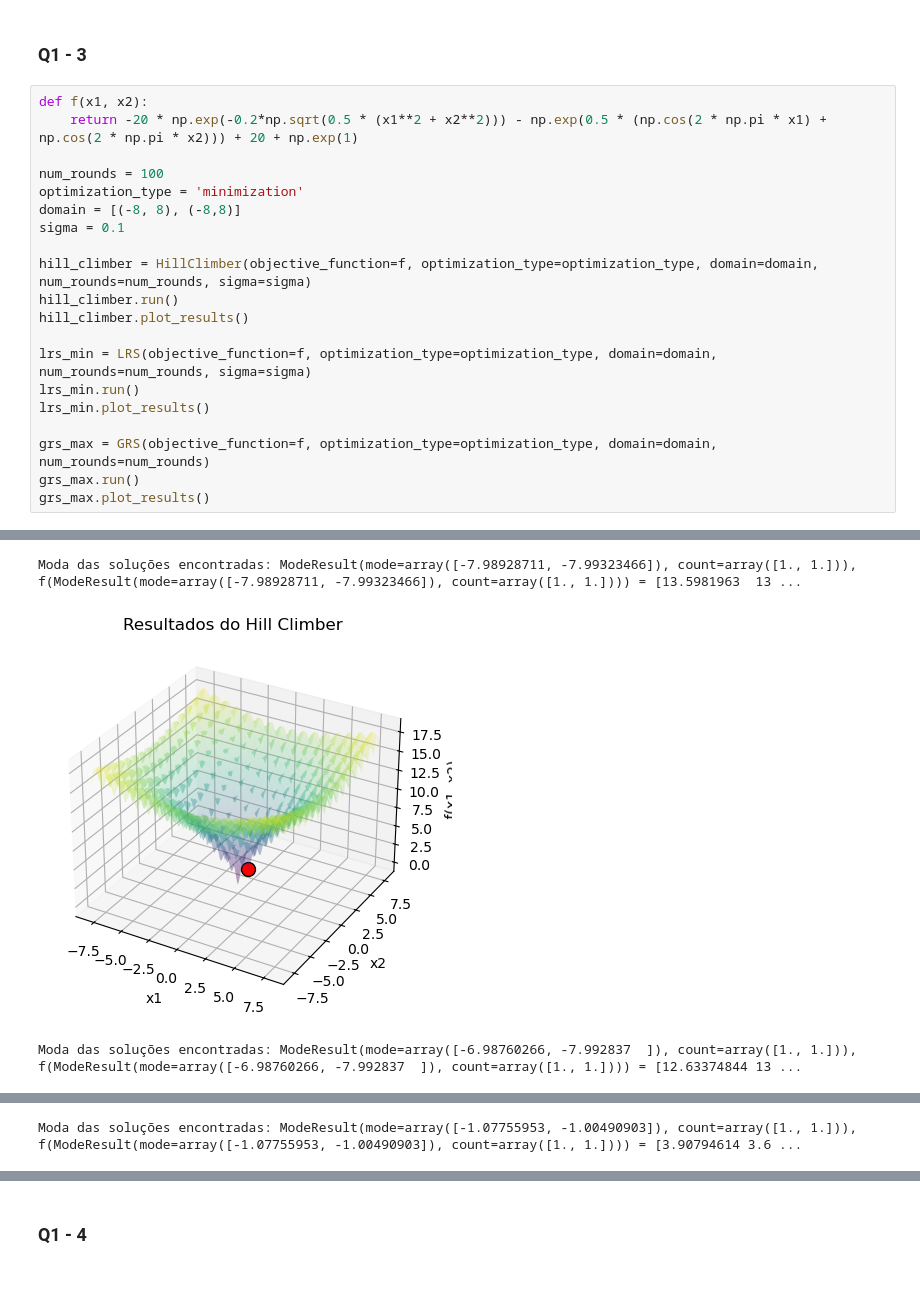
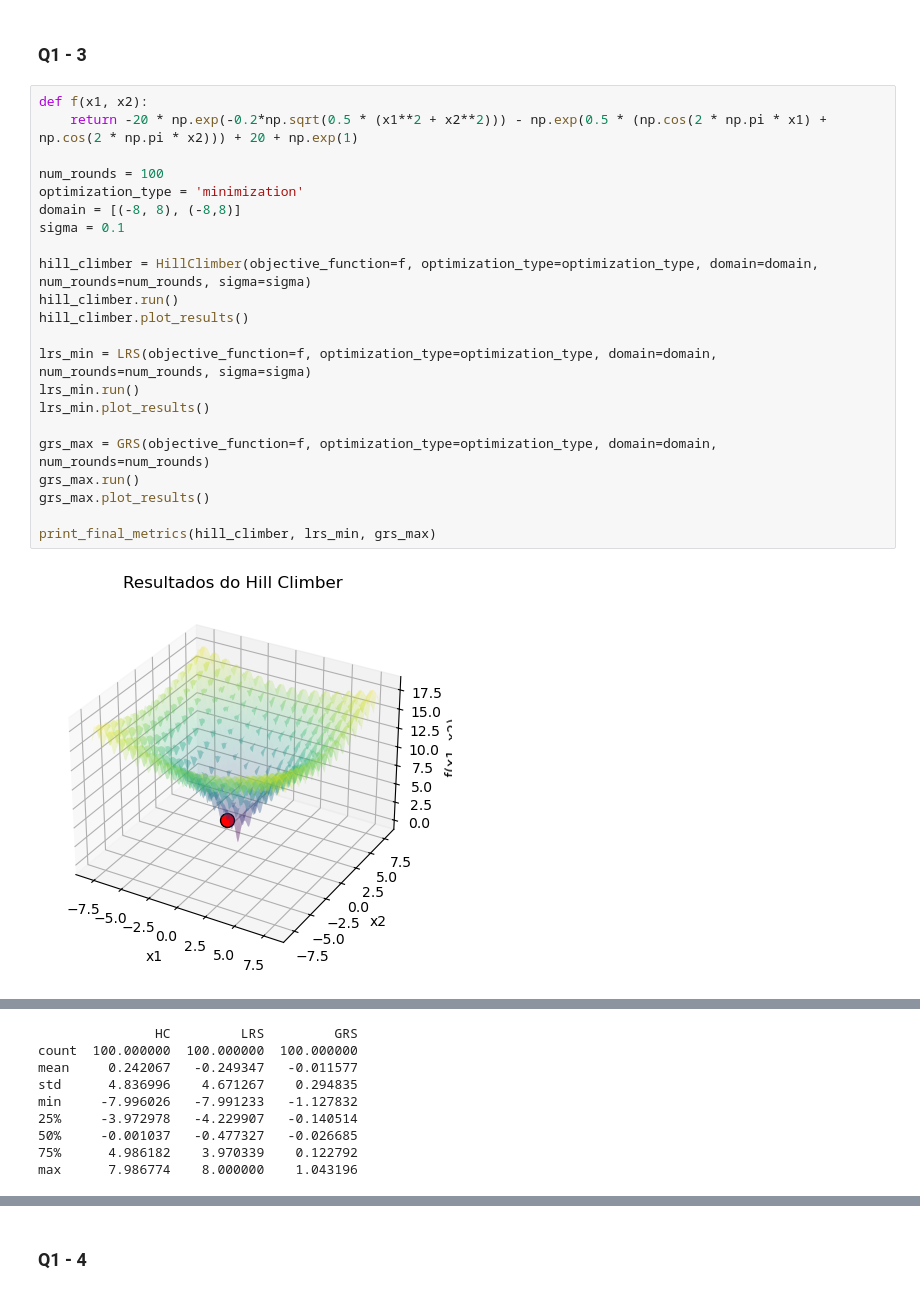
Before and after one commit to clys-man/av3, a Jupyter notebook: main.ipynb, the cells around one changed output, grey strips where cells are left out. Cells and saved outputs as stored; diff of their text form.

```diff
--- a/main.ipynb
+++ b/main.ipynb
@@ -271,21 +297,24 @@ Moda das soluções encontradas: ModeResult(mode=array([0.62186295, 0.64047354])
 # %%
 def f(x1, x2):
     return -20 * np.exp(-0.2*np.sqrt(0.5 * (x1**2 + x2**2))) - np.exp(0.5 * (np.cos(2 * np.pi * x1) + np.cos(2 * np.pi * x2))) + 20 + np.exp(1)
 
 num_rounds = 100
 optimization_type = 'minimization'
 domain = [(-8, 8), (-8,8)]
 sigma = 0.1
 
 hill_climber = HillClimber(objective_function=f, optimization_type=optimization_type, domain=domain, num_rounds=num_rounds, sigma=sigma)
 hill_climber.run()
 hill_climber.plot_results()
 
 lrs_min = LRS(objective_function=f, optimization_type=optimization_type, domain=domain, num_rounds=num_rounds, sigma=sigma)
 lrs_min.run()
 lrs_min.plot_results()
 
 grs_max = GRS(objective_function=f, optimization_type=optimization_type, domain=domain, num_rounds=num_rounds)
 grs_max.run()
 grs_max.plot_results()
+
+print_final_metrics(hill_climber, lrs_min, grs_max)
 # %% [output]
+[figure, new version]
@@ -292,3 +323,9 @@ grs_max.plot_results()
-Moda das soluções encontradas: ModeResult(mode=array([-7.98928711, -7.99323466]), count=array([1., 1.])), f(ModeResult(mode=array([-7.98928711, -7.99323466]), count=array([1., 1.]))) = [13.5981963  13 ...
+               HC         LRS         GRS
+count  100.000000  100.000000  100.000000
+mean     0.242067   -0.249347   -0.011577
+std      4.836996    4.671267    0.294835
+min     -7.996026   -7.991233   -1.127832
+25%     -3.972978   -4.229907   -0.140514
+50%     -0.001037   -0.477327   -0.026685
+75%      4.986182    3.970339    0.122792
+max      7.986774    8.000000    1.043196
-[figure, old version]
-Moda das soluções encontradas: ModeResult(mode=array([-6.98760266, -7.992837  ]), count=array([1., 1.])), f(ModeResult(mode=array([-6.98760266, -7.992837  ]), count=array([1., 1.]))) = [12.63374844 13 ...
@@ -296 +331,0 @@ Moda das soluções encontradas: ModeResult(mode=array([-6.98760266, -7.992837
-Moda das soluções encontradas: ModeResult(mode=array([-1.07755953, -1.00490903]), count=array([1., 1.])), f(ModeResult(mode=array([-1.07755953, -1.00490903]), count=array([1., 1.]))) = [3.90794614 3.6 ...
```
Also changed, not shown: parts of 12 cells of this notebook, 1 other file.
